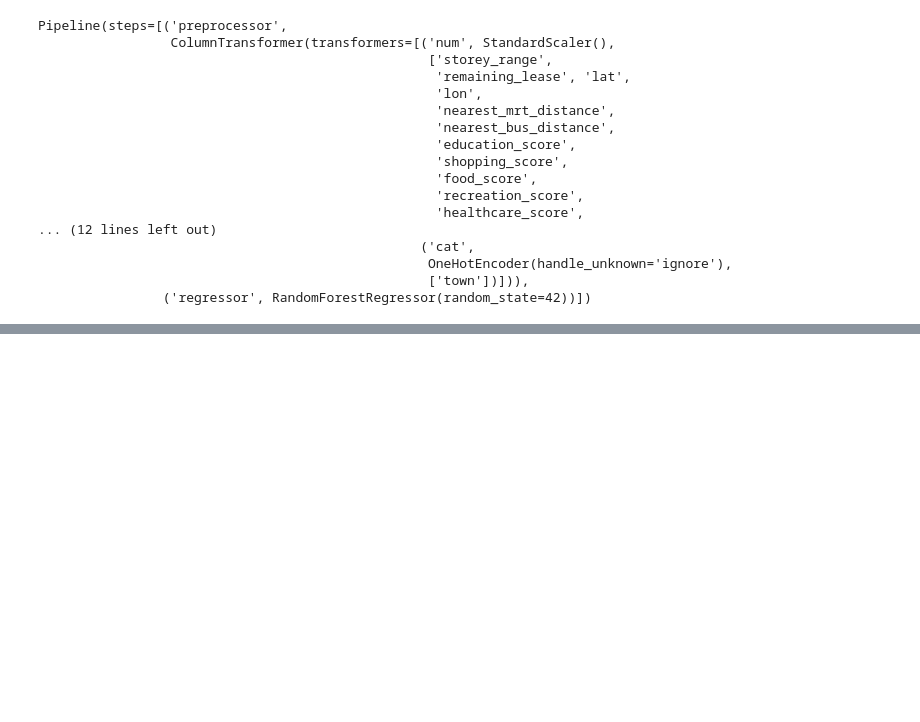
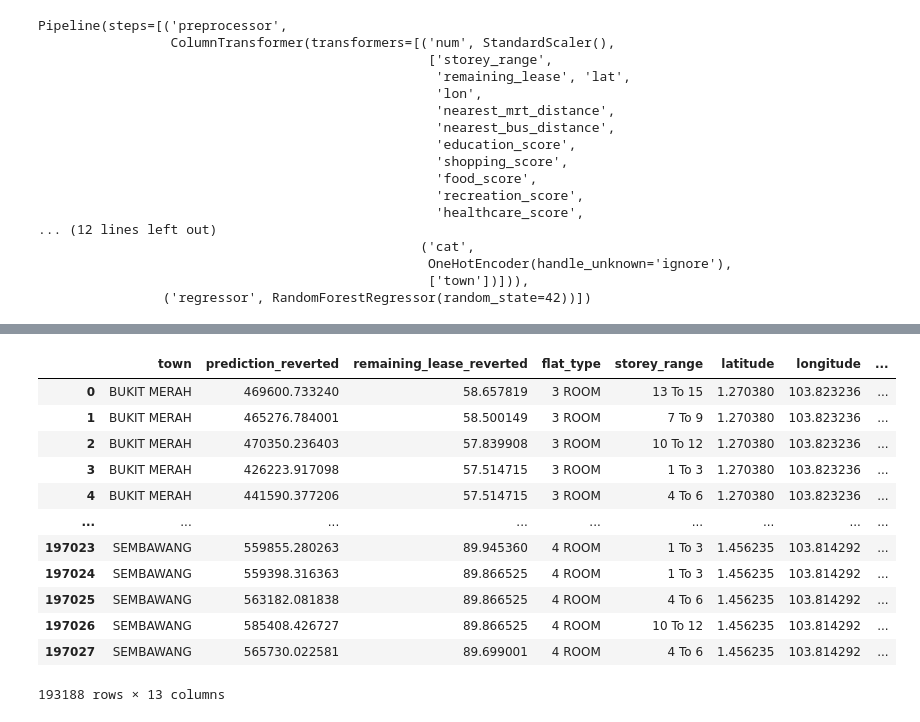
Before and after one commit to yuntsingg/DSE3101-HDB-Decode, a Jupyter notebook: code/ML_on_relevant_dataset.ipynb, the cells around one changed output, grey strips where cells are left out. Drawn from its saved outputs; the diff is of its cells as text; code cells hidden in the pictures; blank space fills up the shorter version.

```diff
--- a/code/ML_on_relevant_dataset.ipynb
+++ b/code/ML_on_relevant_dataset.ipynb
@@ -128,0 +201,24 @@ df_now
+# %%
+df_merged = pd.merge(df_now, df_geo, left_on=['lat_reverted', 'lon_reverted'], right_on=['latitude', 'longitude'], how='inner')
+# %%
+df_merged = df_merged.drop(columns=['lat', 'lon', 'lat_reverted', 'lon_reverted', 'flat_type_reverted', 'storey_range_reverted'])
+# %%
+df_merged.dropna(inplace = True)
+# %%
+df_merged = df_merged.drop(columns = ['Unnamed: 0'])
+# %%
+df_merged
+# %% [output]
+|  | town | prediction_reverted | remaining_lease_reverted | flat_type | storey_range | latitude | longitude | ... |
+| 0 | BUKIT MERAH | 469600.733240 | 58.657819 | 3 ROOM | 13 To 15 | 1.270380 | 103.823236 | ... |
+| 1 | BUKIT MERAH | 465276.784001 | 58.500149 | 3 ROOM | 7 To 9 | 1.270380 | 103.823236 | ... |
+| 2 | BUKIT MERAH | 470350.236403 | 57.839908 | 3 ROOM | 10 To 12 | 1.270380 | 103.823236 | ... |
+| 3 | BUKIT MERAH | 426223.917098 | 57.514715 | 3 ROOM | 1 To 3 | 1.270380 | 103.823236 | ... |
+| 4 | BUKIT MERAH | 441590.377206 | 57.514715 | 3 ROOM | 4 To 6 | 1.270380 | 103.823236 | ... |
+| ... | ... | ... | ... | ... | ... | ... | ... | ... |
+| 197023 | SEMBAWANG | 559855.280263 | 89.945360 | 4 ROOM | 1 To 3 | 1.456235 | 103.814292 | ... |
+| 197024 | SEMBAWANG | 559398.316363 | 89.866525 | 4 ROOM | 1 To 3 | 1.456235 | 103.814292 | ... |
+| 197025 | SEMBAWANG | 563182.081838 | 89.866525 | 4 ROOM | 4 To 6 | 1.456235 | 103.814292 | ... |
+| 197026 | SEMBAWANG | 585408.426727 | 89.866525 | 4 ROOM | 10 To 12 | 1.456235 | 103.814292 | ... |
+| 197027 | SEMBAWANG | 565730.022581 | 89.699001 | 4 ROOM | 4 To 6 | 1.456235 | 103.814292 | ... |
+193188 rows × 13 columns
```
Also changed, not shown: parts of 11 cells of this notebook.
